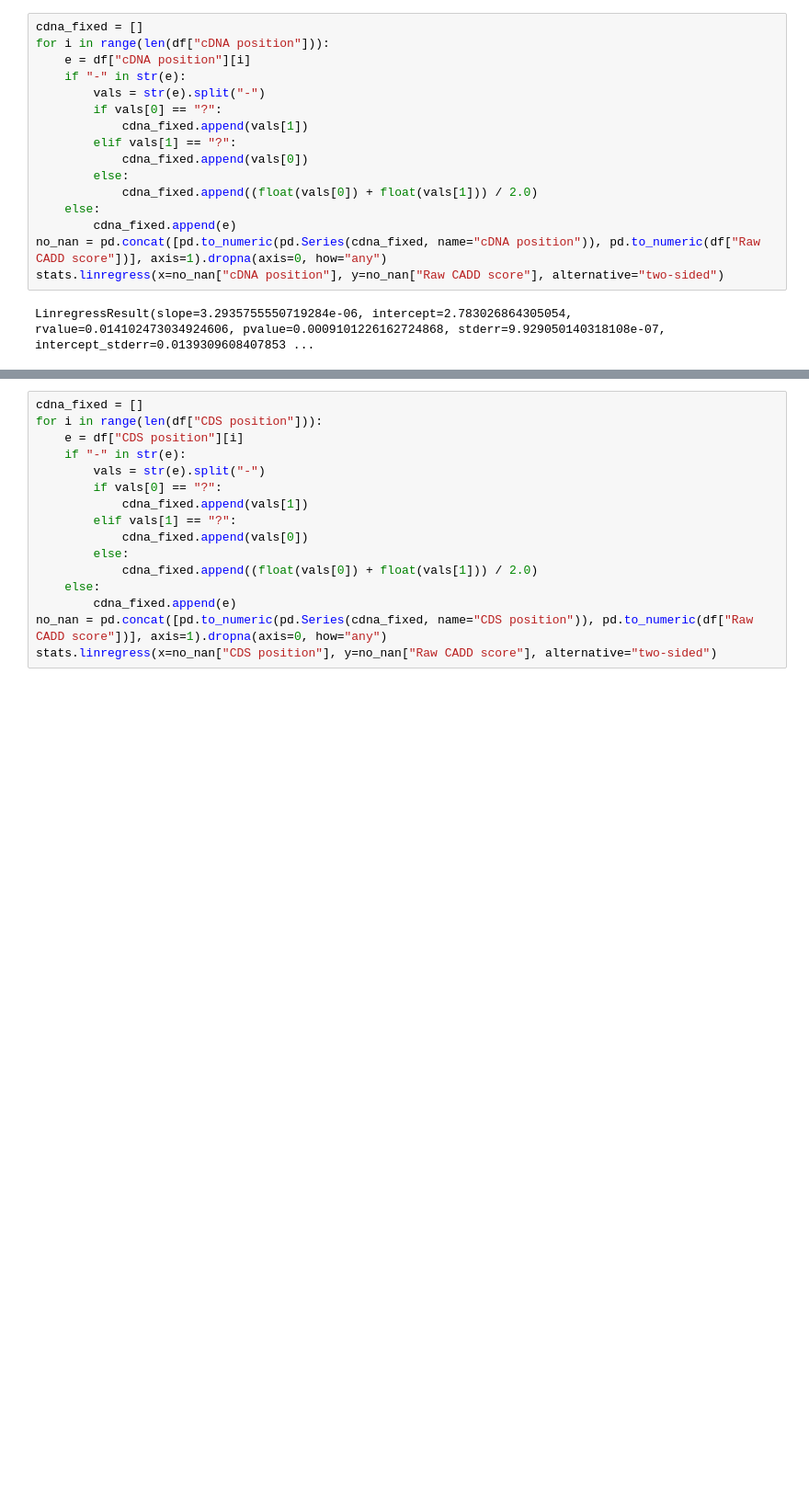
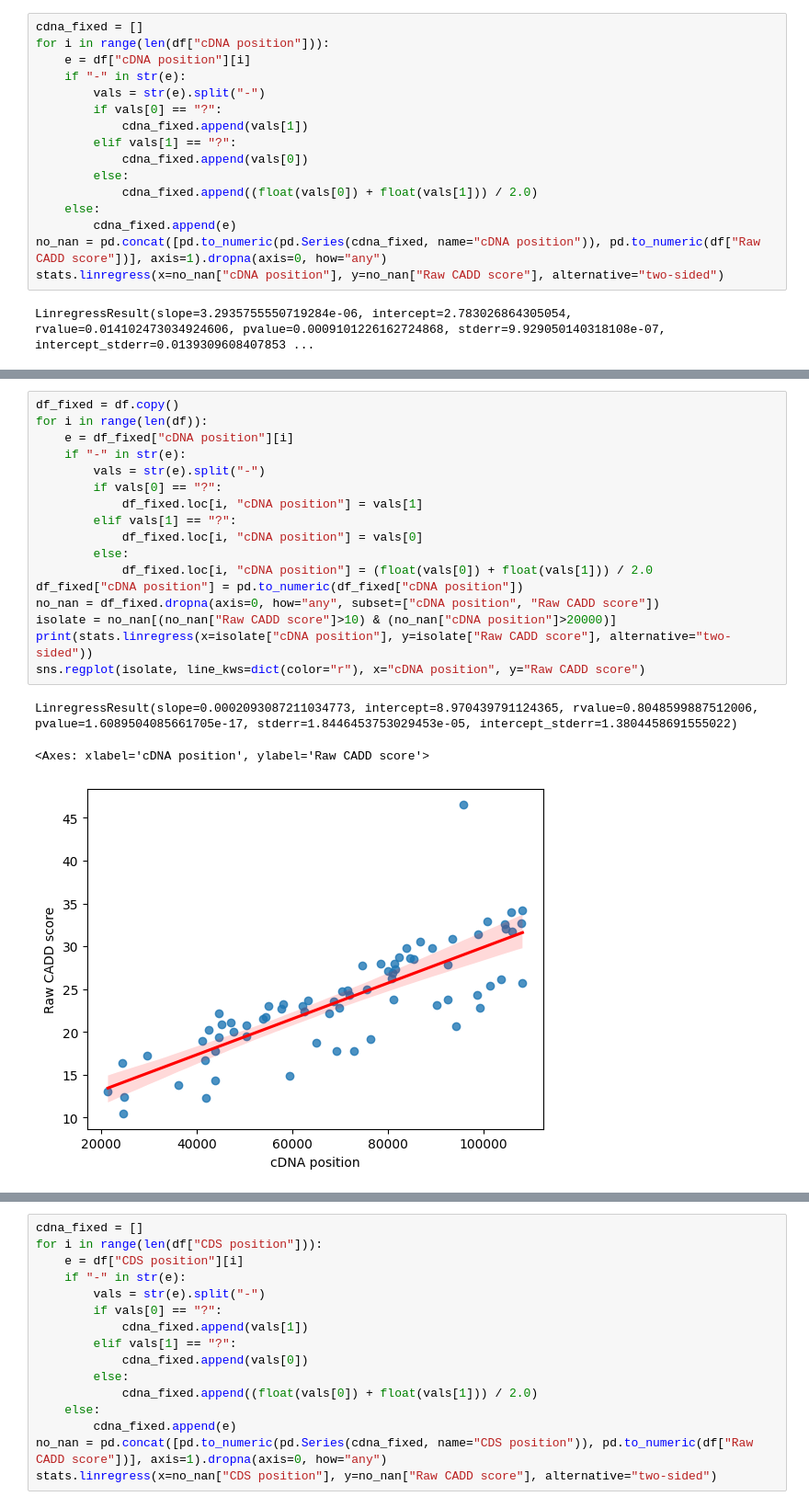
Before and after one commit to echometerain/Stats-Project, a Jupyter notebook: notebook.ipynb, the cells around one changed output, grey strips where cells are left out. Shown at 92% size. Saved outputs shown, nothing was run; the diff lists cells and outputs as text; blank space fills up the shorter version.

```diff
--- a/notebook.ipynb
+++ b/notebook.ipynb
@@ -282,0 +309,21 @@ sns.scatterplot(no_nan, x="cDNA position", y="Raw CADD score")
+# %%
+df_fixed = df.copy()
+for i in range(len(df)):
+    e = df_fixed["cDNA position"][i]
+    if "-" in str(e):
+        vals = str(e).split("-")
+        if vals[0] == "?":
+            df_fixed.loc[i, "cDNA position"] = vals[1]
+        elif vals[1] == "?":
+            df_fixed.loc[i, "cDNA position"] = vals[0]
+        else:
+            df_fixed.loc[i, "cDNA position"] = (float(vals[0]) + float(vals[1])) / 2.0
+df_fixed["cDNA position"] = pd.to_numeric(df_fixed["cDNA position"])
+no_nan = df_fixed.dropna(axis=0, how="any", subset=["cDNA position", "Raw CADD score"])
+isolate = no_nan[(no_nan["Raw CADD score"]>10) & (no_nan["cDNA position"]>20000)]
+print(stats.linregress(x=isolate["cDNA position"], y=isolate["Raw CADD score"], alternative="two-sided"))
+sns.regplot(isolate, line_kws=dict(color="r"), x="cDNA position", y="Raw CADD score")
+# %% [output]
+LinregressResult(slope=0.0002093087211034773, intercept=8.970439791124365, rvalue=0.8048599887512006, pvalue=1.6089504085661705e-17, stderr=1.8446453753029453e-05, intercept_stderr=1.3804458691555022)
+<Axes: xlabel='cDNA position', ylabel='Raw CADD score'>
+[figure, added]
```
Also changed, not shown: parts of 17 cells of this notebook.
